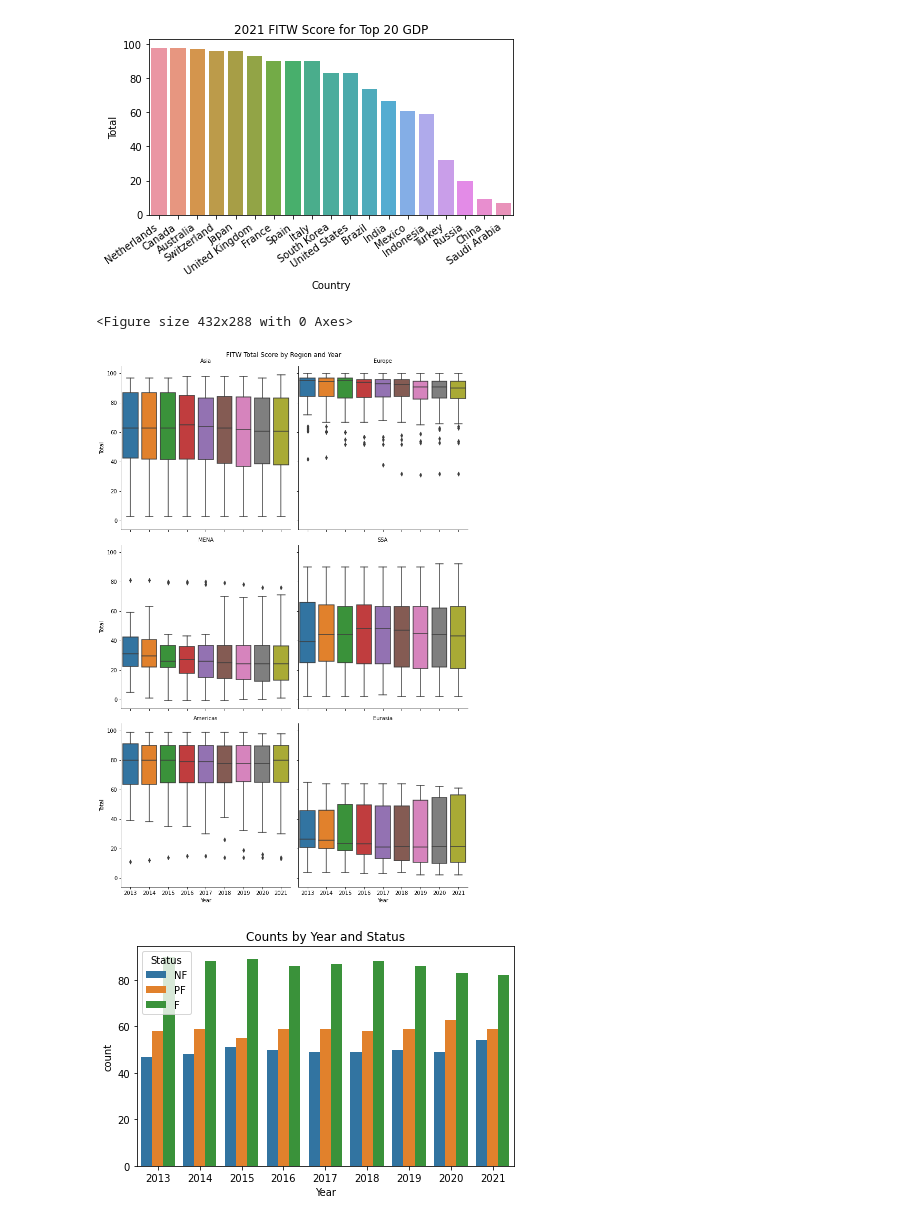
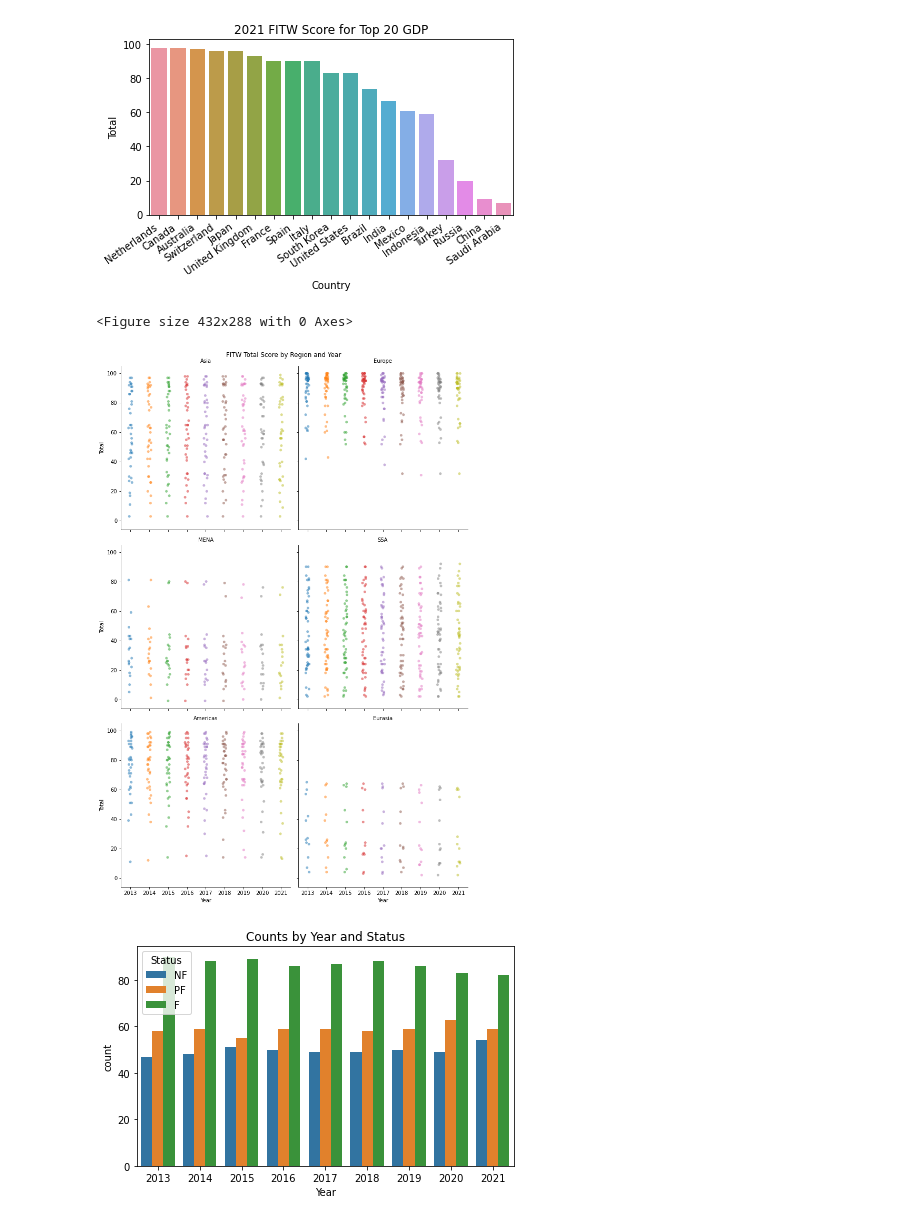
Before and after one commit to keithroger/notebooks, a Jupyter notebook: Freedom in the World 2013-2021/fitw.ipynb, the cells around one changed output. Drawn from its saved outputs; the diff is of its cells as text; code cells hidden in the pictures.

```diff
--- a/Freedom in the World 2013-2021/fitw.ipynb
+++ b/Freedom in the World 2013-2021/fitw.ipynb
@@ -67,20 +67,21 @@ plt.savefig('images/country_scores_by_gdp.png')
 # %%
 # voilin plot showing the change in distribution by year
 plt.figure()
 g = sns.catplot(
         x='Year',
         y='Total',
         data=countries,
-        kind='box',
+        kind='strip',
         col='Region',
-        col_wrap=2)
+        col_wrap=2,
+        alpha=0.5)
 g.set_titles('{col_name}')
 g.fig.suptitle('FITW Total Score by Region and Year')
 plt.tight_layout()
-plt.savefig('images/scores_by_year_voilin_plot.png')
+plt.savefig('images/scores_by_year_and_region_stripplot.png')
 # %% [output]
 <Figure size 432x288 with 0 Axes>
-[figure, old version]
+[figure, new version]
 # %%
 # barplot time vs status
 plt.figure()
```
Also changed, not shown: parts of 7 cells of this notebook, 4 other files.
